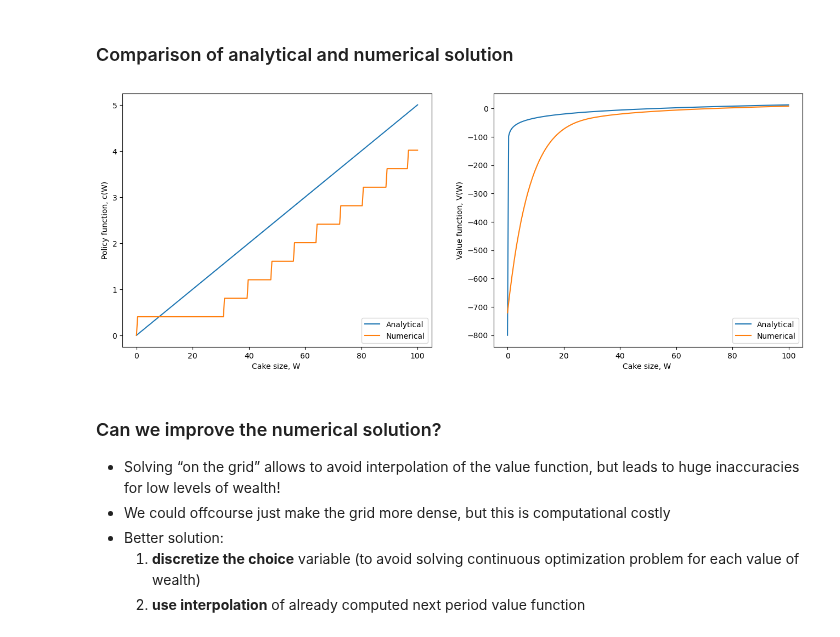
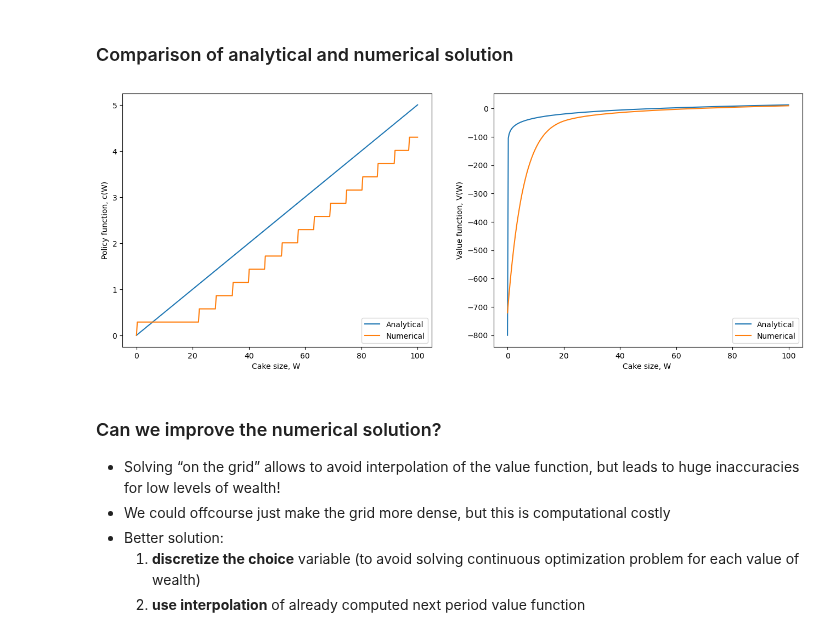
Before and after one commit to bschjerning/dp_ucph, a Jupyter notebook: 1_theory_tools/02_cake_eating_example.ipynb, the cells around one changed output. Drawn from its saved outputs; the diff is of its cells as text; code cells hidden in the pictures.

```diff
--- a/1_theory_tools/02_cake_eating_example.ipynb
+++ b/1_theory_tools/02_cake_eating_example.ipynb
@@ -262,7 +260,7 @@ class cake_ongrid():
         return V1,c1
 # %%
 # evaluate belman, solve and print solution
-model = cake_ongrid(beta=0.92,Wbar=10,ngrid=10)
+model = cake_ongrid(beta=0.95,Wbar=10,ngrid=10)
 W=model.grid
 V0=np.log(W) # on first iteration assume consuming everything
 V1,c1 = model.bellman(V0)
@@ -319,6 +317,6 @@ def vfi_plot(model, maxiter=1000, tol=1e-4):
 ### How does the value and choice function change over iterations (or time if we consider $T<\infty$)
 # %%
 # plot value and policy function for each VFI
-model = cake_ongrid(beta=0.92,Wbar=10,ngrid=500)
+model = cake_ongrid(beta=0.95,Wbar=10,ngrid=500)
 V,c = vfi_plot(model)
 # %% [output]
@@ -367,10 +365,10 @@ def check_solution(model):
 ### Comparison of analytical and numerical solution
 # %%
 # Comparean alytical and numerical solution¶
-m1 = cake_ongrid(beta=0.95,Wbar=100,ngrid=250)
+m1 = cake_ongrid(beta=0.95,Wbar=100,ngrid=350)
 check_solution(m1)
 # %% [output]
-[figure, old version]
+[figure, new version]
 # %% [markdown]
 ### Can we improve the numerical solution?
 - Solving “on the grid” allows to avoid interpolation of the value function, but leads to huge inaccuracies for low levels of wealth!
```
Also changed, not shown: parts of 10 cells of this notebook.
